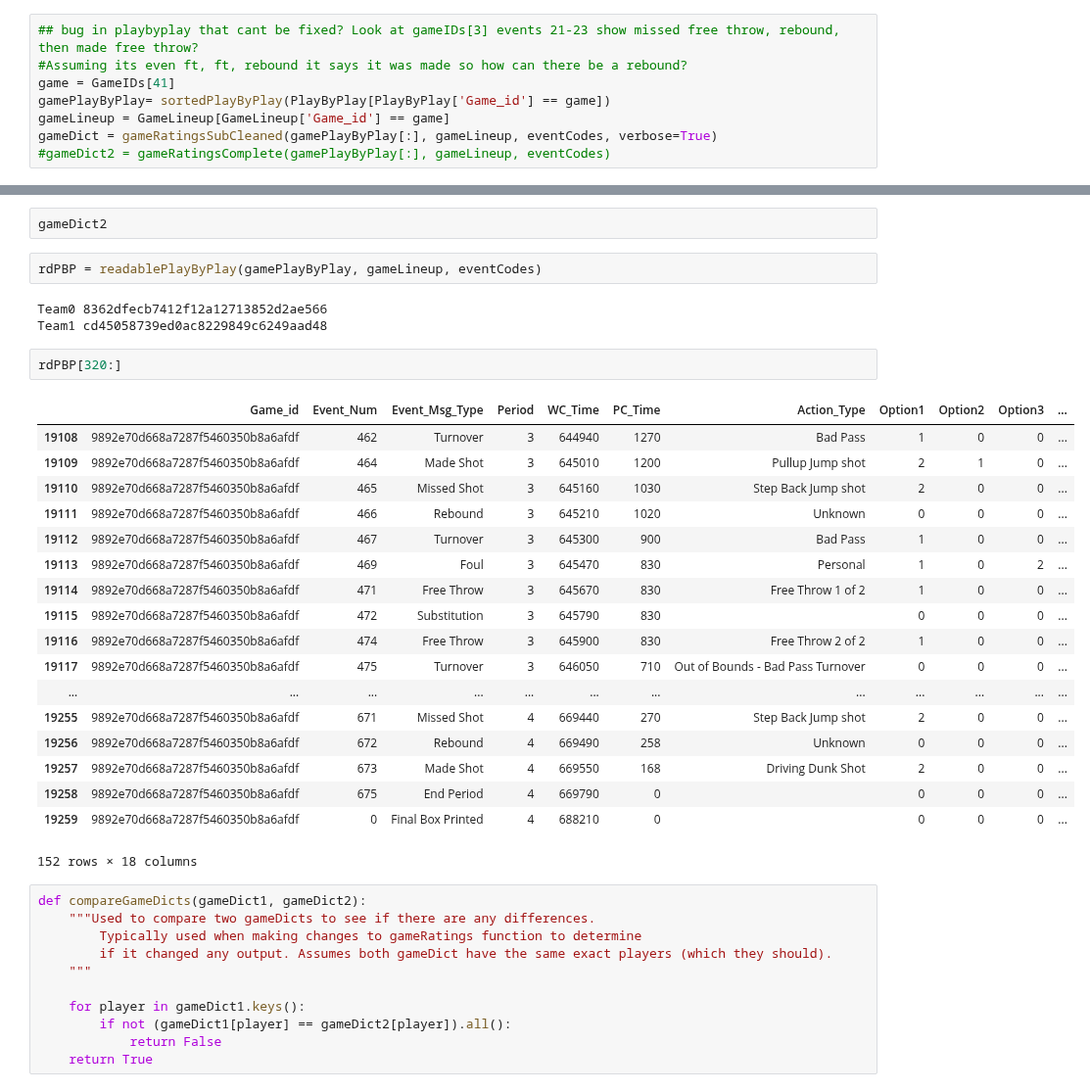
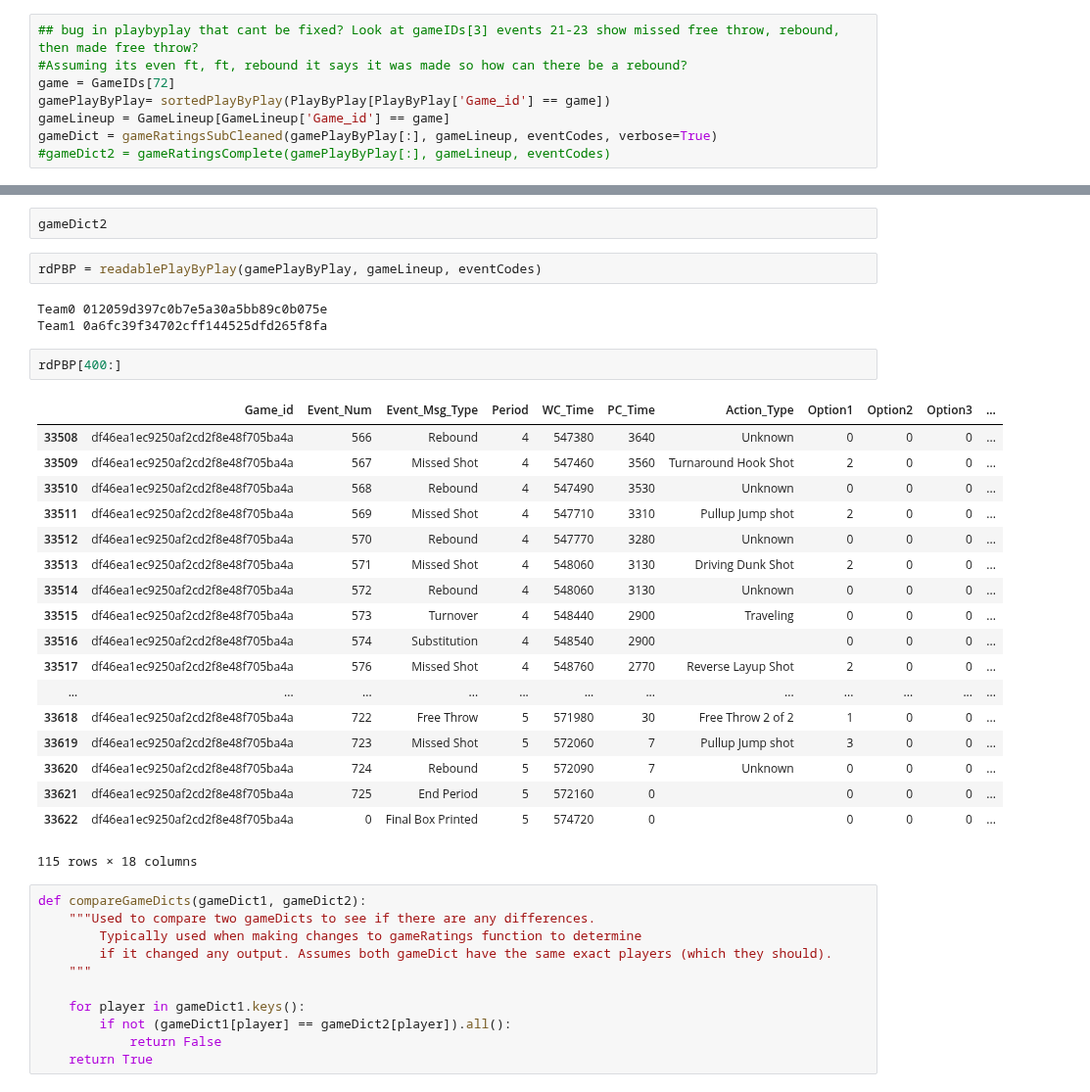
Before and after one commit to wpouse/NBA, a Jupyter notebook: Hackathon Prompt/NBAPlayerRatings.ipynb, the cells around one changed output, grey strips where cells are left out. Shown at 98% size. Saved outputs shown, nothing was run; the diff lists cells and outputs as text.

```diff
--- a/Hackathon Prompt/NBAPlayerRatings.ipynb
+++ b/Hackathon Prompt/NBAPlayerRatings.ipynb
@@ -1904,7 +1904,7 @@ def gameRatingsSubCleaned(gamePlayByPlay, gameLineup, eventCodes, verbose = Fals
 # %%
 ## bug in playbyplay that cant be fixed? Look at gameIDs[3] events 21-23 show missed free throw, rebound, then made free throw?
 #Assuming its even ft, ft, rebound it says it was made so how can there be a rebound?
-game = GameIDs[41]
+game = GameIDs[72]
 gamePlayByPlay= sortedPlayByPlay(PlayByPlay[PlayByPlay['Game_id'] == game])
 gameLineup = GameLineup[GameLineup['Game_id'] == game]
 gameDict = gameRatingsSubCleaned(gamePlayByPlay[:], gameLineup, eventCodes, verbose=True)
@@ -1936,29 +1936,29 @@ gameDict2
 # %%
 rdPBP = readablePlayByPlay(gamePlayByPlay, gameLineup, eventCodes)
 # %% [output]
-Team0 8362dfecb7412f12a12713852d2ae566
-Team1 cd45058739ed0ac8229849c6249aad48
+Team0 012059d397c0b7e5a30a5bb89c0b075e
+Team1 0a6fc39f34702cff144525dfd265f8fa
 # %%
-rdPBP[320:]
+rdPBP[400:]
 # %% [output]
 |  | Game_id | Event_Num | Event_Msg_Type | Period | WC_Time | PC_Time | Action_Type | Option1 | Option2 | Option3 | ... |
-| 19108 | 9892e70d668a7287f5460350b8a6afdf | 462 | Turnover | 3 | 644940 | 1270 | Bad Pass | 1 | 0 | 0 | ... |
-| 19109 | 9892e70d668a7287f5460350b8a6afdf | 464 | Made Shot | 3 | 645010 | 1200 | Pullup Jump shot | 2 | 1 | 0 | ... |
-| 19110 | 9892e70d668a7287f5460350b8a6afdf | 465 | Missed Shot | 3 | 645160 | 1030 | Step Back Jump shot | 2 | 0 | 0 | ... |
-| 19111 | 9892e70d668a7287f5460350b8a6afdf | 466 | Rebound | 3 | 645210 | 1020 | Unknown | 0 | 0 | 0 | ... |
-| 19112 | 9892e70d668a7287f5460350b8a6afdf | 467 | Turnover | 3 | 645300 | 900 | Bad Pass | 1 | 0 | 0 | ... |
-| 19113 | 9892e70d668a7287f5460350b8a6afdf | 469 | Foul | 3 | 645470 | 830 | Personal | 1 | 0 | 2 | ... |
-| 19114 | 9892e70d668a7287f5460350b8a6afdf | 471 | Free Throw | 3 | 645670 | 830 | Free Throw 1 of 2 | 1 | 0 | 0 | ... |
-| 19115 | 9892e70d668a7287f5460350b8a6afdf | 472 | Substitution | 3 | 645790 | 830 |  | 0 | 0 | 0 | ... |
-| 19116 | 9892e70d668a7287f5460350b8a6afdf | 474 | Free Throw | 3 | 645900 | 830 | Free Throw 2 of 2 | 1 | 0 | 0 | ... |
-| 19117 | 9892e70d668a7287f5460350b8a6afdf | 475 | Turnover | 3 | 646050 | 710 | Out of Bounds - Bad Pass Turnover | 0 | 0 | 0 | ... |
+| 33508 | df46ea1ec9250af2cd2f8e48f705ba4a | 566 | Rebound | 4 | 547380 | 3640 | Unknown | 0 | 0 | 0 | ... |
+| 33509 | df46ea1ec9250af2cd2f8e48f705ba4a | 567 | Missed Shot | 4 | 547460 | 3560 | Turnaround Hook Shot | 2 | 0 | 0 | ... |
+| 33510 | df46ea1ec9250af2cd2f8e48f705ba4a | 568 | Rebound | 4 | 547490 | 3530 | Unknown | 0 | 0 | 0 | ... |
+| 33511 | df46ea1ec9250af2cd2f8e48f705ba4a | 569 | Missed Shot | 4 | 547710 | 3310 | Pullup Jump shot | 2 | 0 | 0 | ... |
+| 33512 | df46ea1ec9250af2cd2f8e48f705ba4a | 570 | Rebound | 4 | 547770 | 3280 | Unknown | 0 | 0 | 0 | ... |
+| 33513 | df46ea1ec9250af2cd2f8e48f705ba4a | 571 | Missed Shot | 4 | 548060 | 3130 | Driving Dunk Shot | 2 | 0 | 0 | ... |
+| 33514 | df46ea1ec9250af2cd2f8e48f705ba4a | 572 | Rebound | 4 | 548060 | 3130 | Unknown | 0 | 0 | 0 | ... |
+| 33515 | df46ea1ec9250af2cd2f8e48f705ba4a | 573 | Turnover | 4 | 548440 | 2900 | Traveling | 0 | 0 | 0 | ... |
+| 33516 | df46ea1ec9250af2cd2f8e48f705ba4a | 574 | Substitution | 4 | 548540 | 2900 |  | 0 | 0 | 0 | ... |
+| 33517 | df46ea1ec9250af2cd2f8e48f705ba4a | 576 | Missed Shot | 4 | 548760 | 2770 | Reverse Layup Shot | 2 | 0 | 0 | ... |
 | ... | ... | ... | ... | ... | ... | ... | ... | ... | ... | ... | ... |
-| 19255 | 9892e70d668a7287f5460350b8a6afdf | 671 | Missed Shot | 4 | 669440 | 270 | Step Back Jump shot | 2 | 0 | 0 | ... |
-| 19256 | 9892e70d668a7287f5460350b8a6afdf | 672 | Rebound | 4 | 669490 | 258 | Unknown | 0 | 0 | 0 | ... |
-| 19257 | 9892e70d668a7287f5460350b8a6afdf | 673 | Made Shot | 4 | 669550 | 168 | Driving Dunk Shot | 2 | 0 | 0 | ... |
-| 19258 | 9892e70d668a7287f5460350b8a6afdf | 675 | End Period | 4 | 669790 | 0 |  | 0 | 0 | 0 | ... |
-| 19259 | 9892e70d668a7287f5460350b8a6afdf | 0 | Final Box Printed | 4 | 688210 | 0 |  | 0 | 0 | 0 | ... |
+| 33618 | df46ea1ec9250af2cd2f8e48f705ba4a | 722 | Free Throw | 5 | 571980 | 30 | Free Throw 2 of 2 | 1 | 0 | 0 | ... |
+| 33619 | df46ea1ec9250af2cd2f8e48f705ba4a | 723 | Missed Shot | 5 | 572060 | 7 | Pullup Jump shot | 3 | 0 | 0 | ... |
+| 33620 | df46ea1ec9250af2cd2f8e48f705ba4a | 724 | Rebound | 5 | 572090 | 7 | Unknown | 0 | 0 | 0 | ... |
+| 33621 | df46ea1ec9250af2cd2f8e48f705ba4a | 725 | End Period | 5 | 572160 | 0 |  | 0 | 0 | 0 | ... |
+| 33622 | df46ea1ec9250af2cd2f8e48f705ba4a | 0 | Final Box Printed | 5 | 574720 | 0 |  | 0 | 0 | 0 | ... |
-152 rows × 18 columns
+115 rows × 18 columns
 # %%
 def compareGameDicts(gameDict1, gameDict2):
     """Used to compare two gameDicts to see if there are any differences.
```
Also changed, not shown: parts of 1 cell of this notebook, 2 other files.
